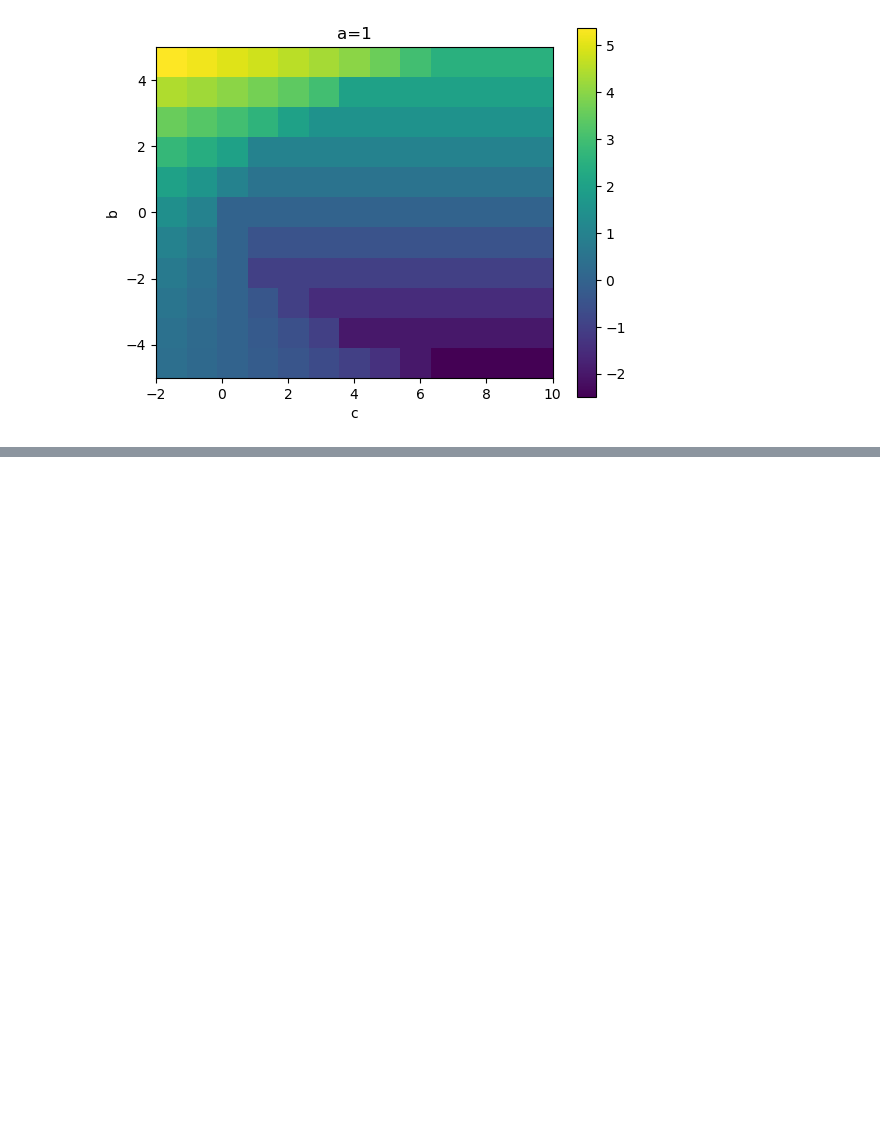
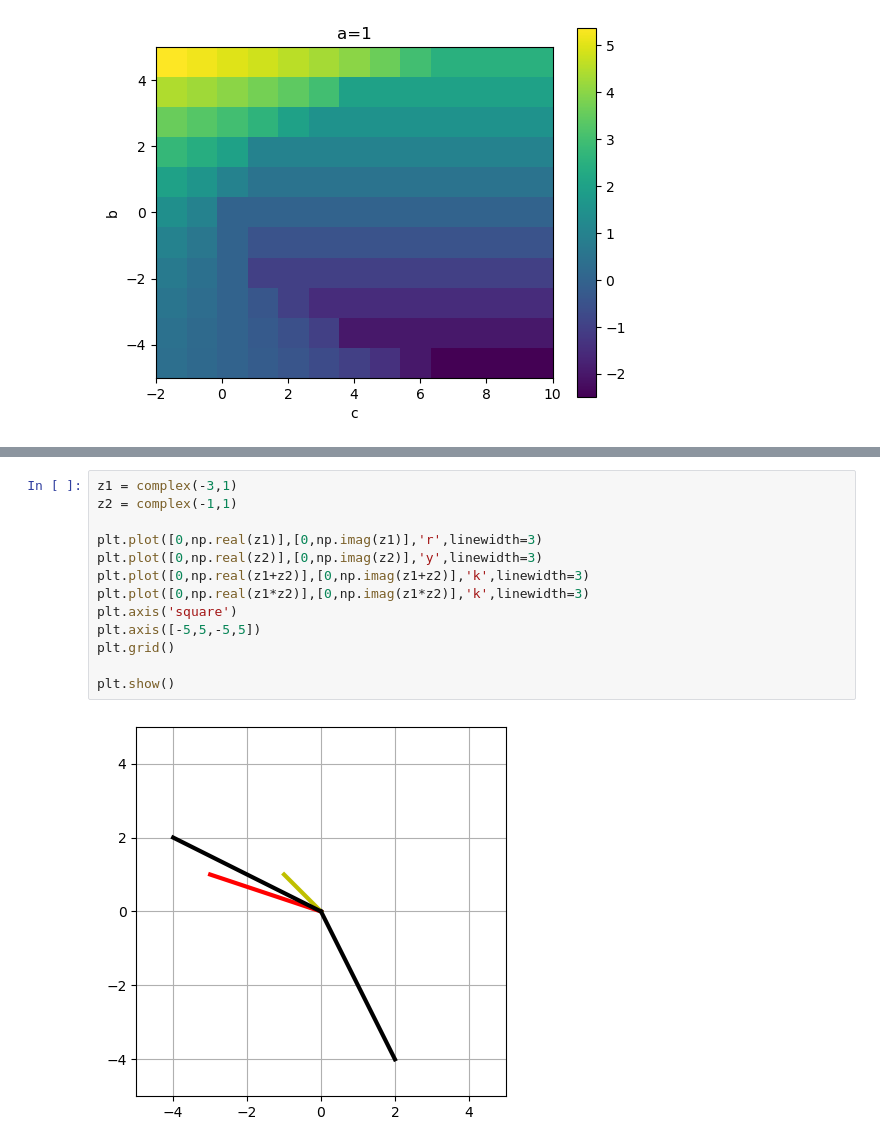
Before and after one commit to Kantulaev/ML_projects, a Jupyter notebook: lesson_5_algebra_2.ipynb, the cells around one changed output, grey strips where cells are left out. Drawn from its saved outputs; the diff is of its cells as text; blank space fills up the shorter version.

Commit message:
complex nums

```diff
--- a/lesson_5_algebra_2.ipynb
+++ b/lesson_5_algebra_2.ipynb
@@ -84,0 +117,15 @@ plt.show()
+# %%
+z1 = complex(-3,1)
+z2 = complex(-1,1)
+
+plt.plot([0,np.real(z1)],[0,np.imag(z1)],'r',linewidth=3)
+plt.plot([0,np.real(z2)],[0,np.imag(z2)],'y',linewidth=3)
+plt.plot([0,np.real(z1+z2)],[0,np.imag(z1+z2)],'k',linewidth=3)
+plt.plot([0,np.real(z1*z2)],[0,np.imag(z1*z2)],'k',linewidth=3)
+plt.axis('square')
+plt.axis([-5,5,-5,5])
+plt.grid()
+
+plt.show()
+# %% [output]
+[figure, added]
```
Also changed, not shown: parts of 3 cells of this notebook.
